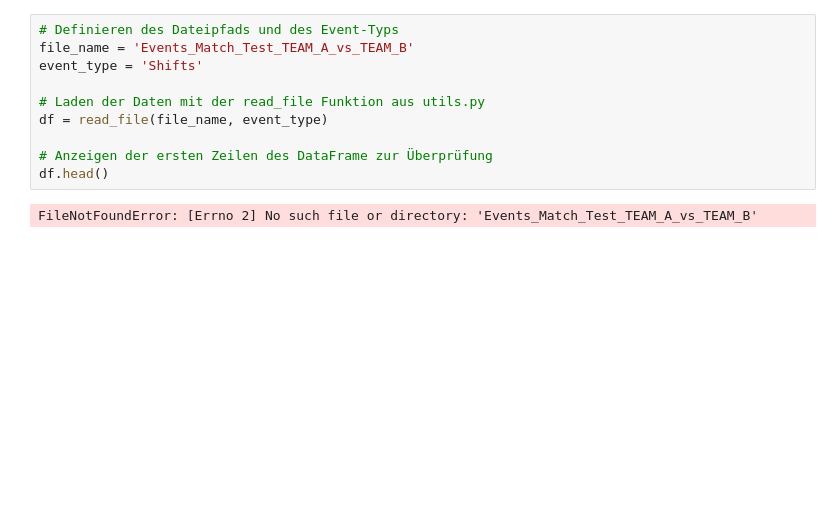
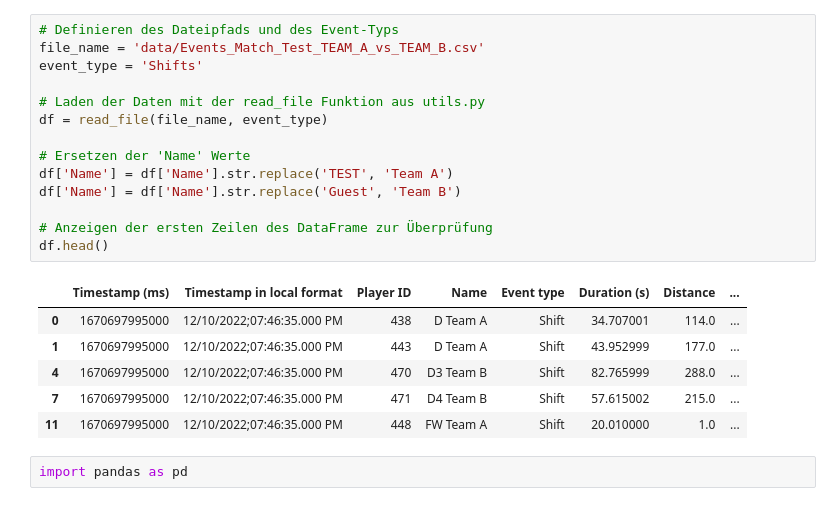
Before and after one commit to arnoldram/dataunionsihf, a Jupyter notebook: showcase_plots_martin.ipynb, the cells around one changed output. Saved outputs shown, nothing was run; the diff lists cells and outputs as text; blank space fills up the shorter version.

Commit message:
draft shift intensities team A and team B

```diff
--- a/showcase_plots_martin.ipynb
+++ b/showcase_plots_martin.ipynb
@@ -10,12 +13,23 @@ from utils import read_file
 # %%
 # Definieren des Dateipfads und des Event-Typs
-file_name = 'Events_Match_Test_TEAM_A_vs_TEAM_B'
+file_name = 'data/Events_Match_Test_TEAM_A_vs_TEAM_B.csv'
 event_type = 'Shifts'
 
 # Laden der Daten mit der read_file Funktion aus utils.py
 df = read_file(file_name, event_type)
 
+# Ersetzen der 'Name' Werte
+df['Name'] = df['Name'].str.replace('TEST', 'Team A')
+df['Name'] = df['Name'].str.replace('Guest', 'Team B')
+
 # Anzeigen der ersten Zeilen des DataFrame zur Überprüfung
 df.head()
 # %% [output]
-FileNotFoundError: [Errno 2] No such file or directory: 'Events_Match_Test_TEAM_A_vs_TEAM_B'
+|  | Timestamp (ms) | Timestamp in local format | Player ID | Name | Event type | Duration (s) | Distance | ... |
+| 0 | 1670697995000 | 12/10/2022;07:46:35.000 PM | 438 | D Team A | Shift | 34.707001 | 114.0 | ... |
+| 1 | 1670697995000 | 12/10/2022;07:46:35.000 PM | 443 | D Team A | Shift | 43.952999 | 177.0 | ... |
+| 4 | 1670697995000 | 12/10/2022;07:46:35.000 PM | 470 | D3 Team B | Shift | 82.765999 | 288.0 | ... |
+| 7 | 1670697995000 | 12/10/2022;07:46:35.000 PM | 471 | D4 Team B | Shift | 57.615002 | 215.0 | ... |
+| 11 | 1670697995000 | 12/10/2022;07:46:35.000 PM | 448 | FW Team A | Shift | 20.010000 | 1.0 | ... |
+# %%
+import pandas as pd
```
Also changed, not shown: parts of 9 cells of this notebook.
